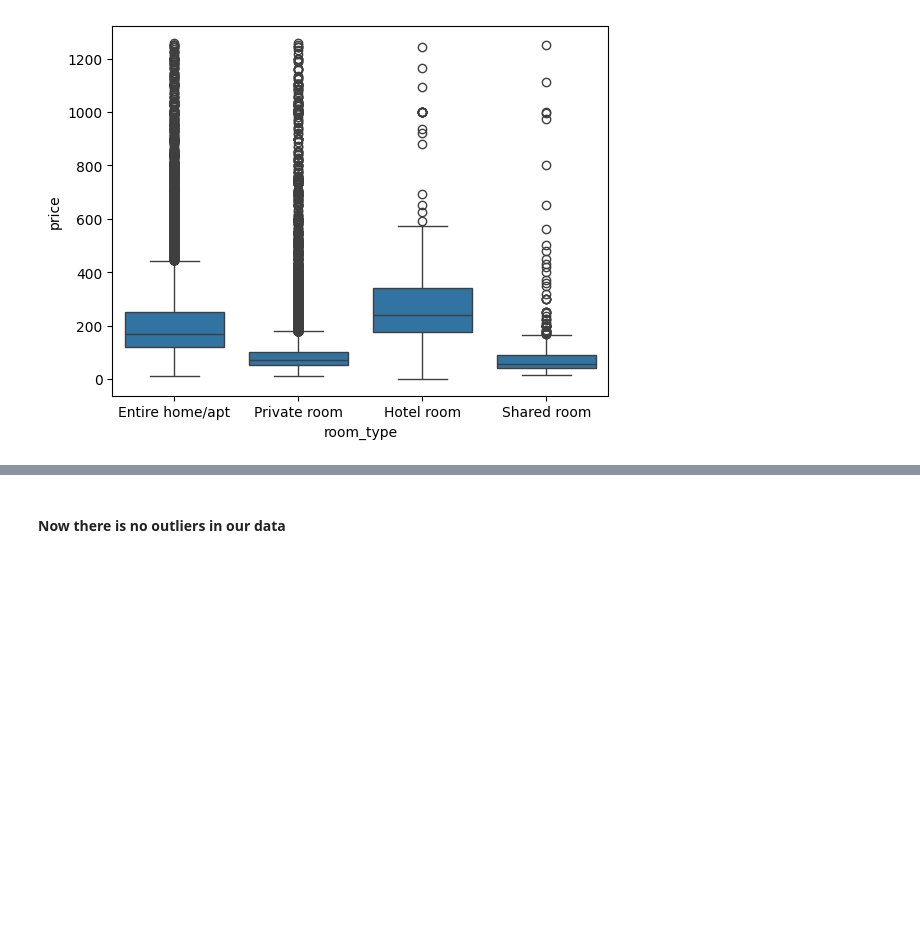
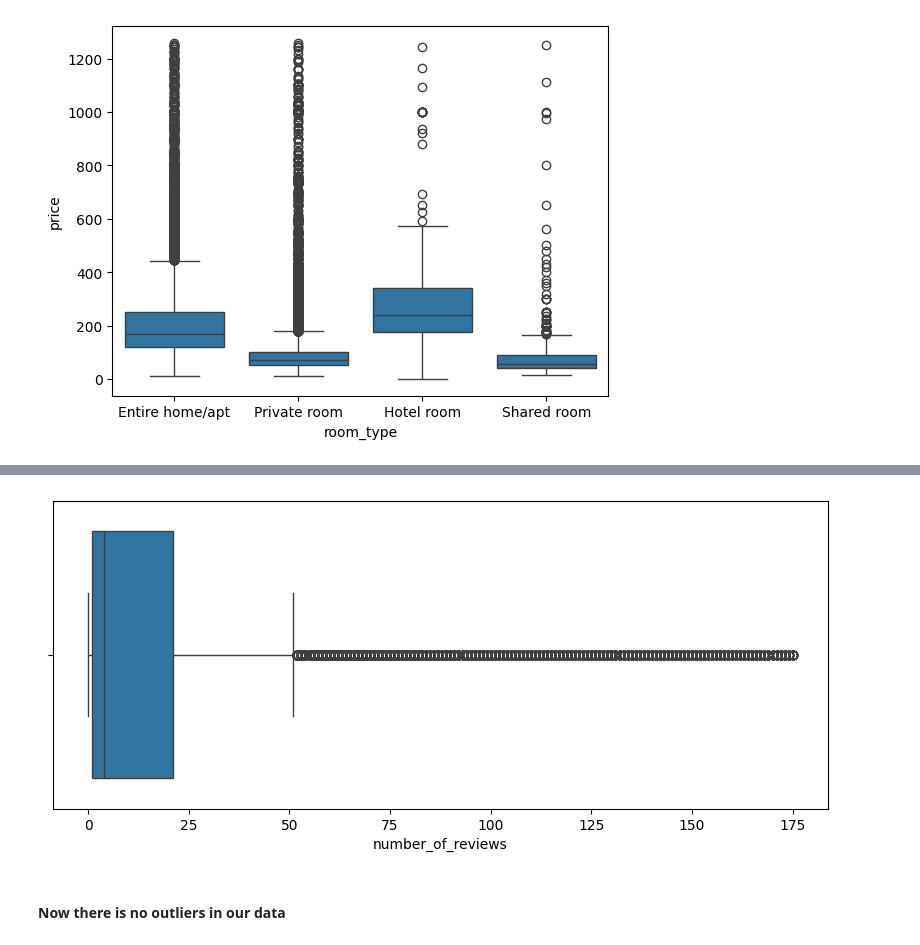
Before and after one commit to Ankit6174/Airbnb-Price-Analysis, a Jupyter notebook: notebooks/data_cleaning.ipynb, the cells around one changed output, grey strips where cells are left out. Cells and saved outputs as stored; diff of their text form; code cells hidden in the pictures; blank space fills up the shorter version.

```diff
--- a/notebooks/data_cleaning.ipynb
+++ b/notebooks/data_cleaning.ipynb
@@ -146,3 +186,14 @@ plt.show()
+# %%
+mean = data['number_of_reviews'].mean()
+std_dev = data['number_of_reviews'].std()
+
+data = data[(data['number_of_reviews'] > mean - 3 * std_dev) & (data['number_of_reviews'] < mean + 3 * std_dev)]
+# %%
+plt.figure(figsize=(10,4))
+sns.boxplot(x="number_of_reviews", data=data)
+plt.show()
+# %% [output]
+[figure, added]
 # %% [markdown]
 #### Now there is no outliers in our data
 # %% [markdown]
```
Also changed, not shown: parts of 13 cells of this notebook, 4 other files.
